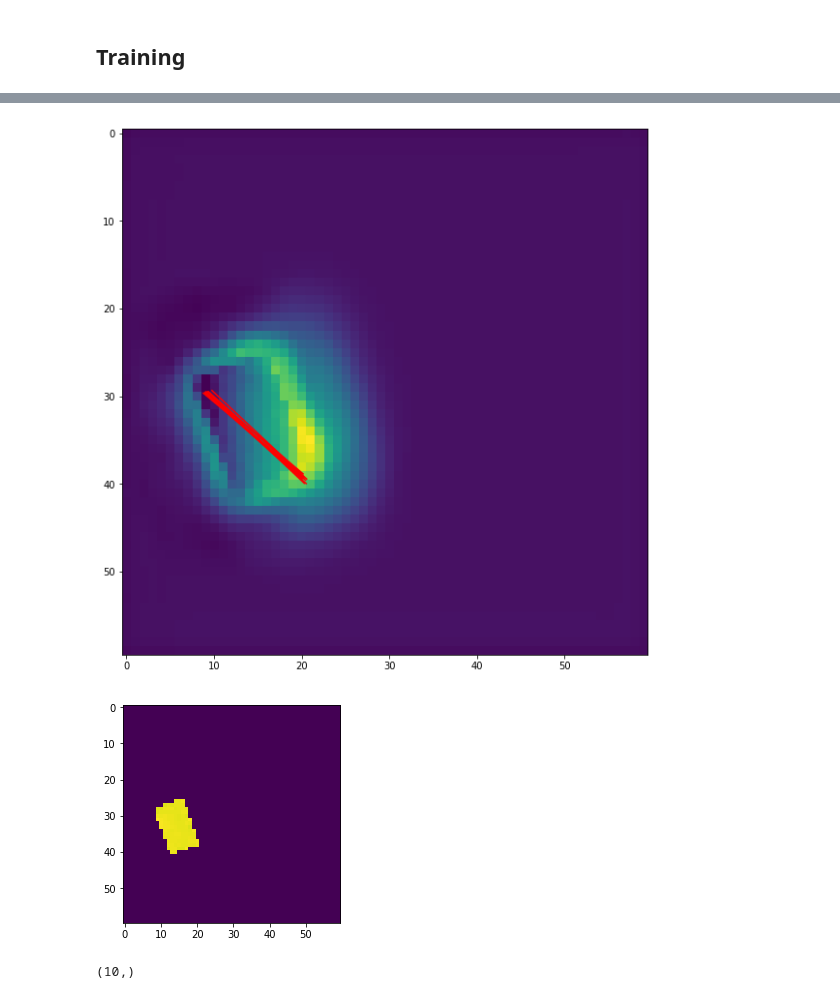
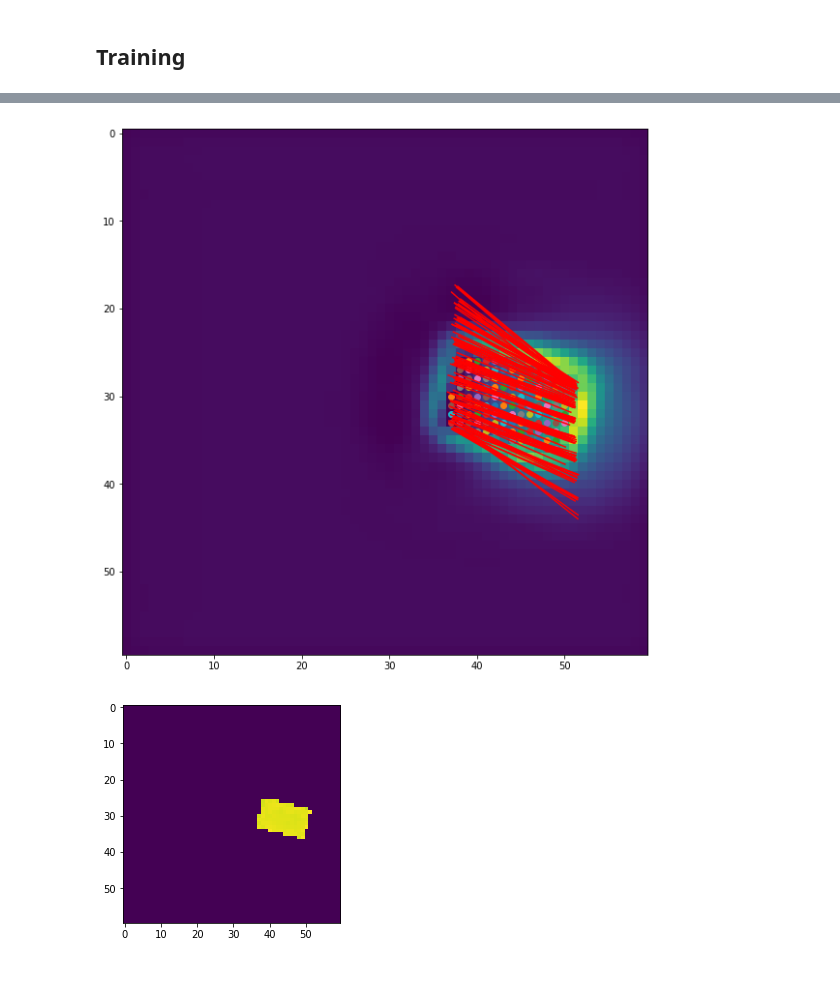
Before and after one commit to thegreatshasha/rt, a Jupyter notebook: TrainingRotation-Pfunctions.ipynb, the cells around one changed output, grey strips where cells are left out. Cells and saved outputs as stored; diff of their text form; code cells hidden in the pictures.

```diff
--- a/TrainingRotation-Pfunctions.ipynb
+++ b/TrainingRotation-Pfunctions.ipynb
@@ -146,7 +146,7 @@ import matplotlib as mt
 pix_loc = [30,30]
 
 # change image number to change the first pred channel
-img_num= 0
+img_num= 5
 sorty,sortx,val = np.where(pred_class[img_num,:,:,:].data>0)
 pred_class_data = pred_class.data
 
@@ -167,38 +167,35 @@ pty =subset_indicies[1,:]
 ptx = subset_indicies[2,:]
 
 pty, ptx = np.where(pred_class[img_num,0,:,:].data>0)
 if(pty.shape[0]>100):
-    pty= pty[40:50]
-    ptx= ptx[40:50]
+    ptx= ptx
+    pty= pty
 
 # plot pred_loc
 plt.figure(figsize=(10,10))
 ax = plt.axes()
 plt.imshow(pred_loc[img_num,0,:,:].data)
 
 for i in range(pty.shape[0] ):
     pix_x = ptx[i]
     pix_y = pty[i]
 
     single_box = pred_loc[img_num,:,pix_y,pix_x]
 
 
     box_coordinates = [pix_x-norm_factor*single_box[0],
                                pix_y-norm_factor*single_box[1],
                                pix_x+norm_factor*single_box[2],
                                 pix_y+norm_factor*single_box[3]]
 
     # plot lines
     plt.plot([box_coordinates[0].data,box_coordinates[2].data ],[box_coordinates[1].data,box_coordinates[3].data],'r-' )
+    plt.scatter(pix_x, pix_y)
 
 # plot pred class
 plt.figure()
 plt.imshow( pred_class[img_num,0,:,:].data)
 plt.show()
 # %% [output]
-[figure, old version]
+[figure, new version]
-[figure, old version]
+[figure, new version]
-# %%
-subset_indicies[1,:].shape
-# %% [output]
-(10,)
```
Also changed, not shown: parts of 5 cells of this notebook, 1 other file.
